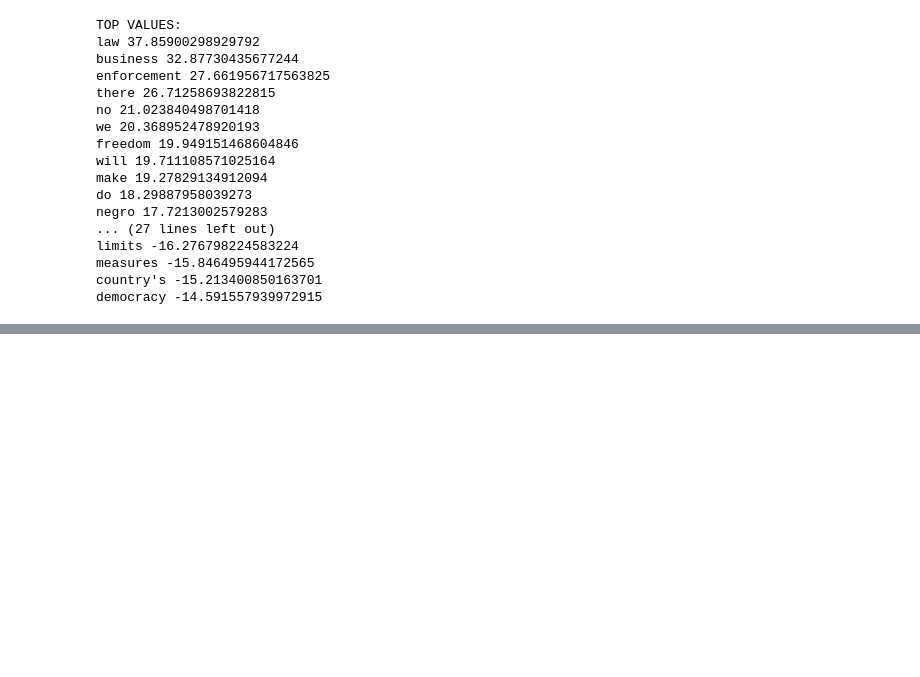
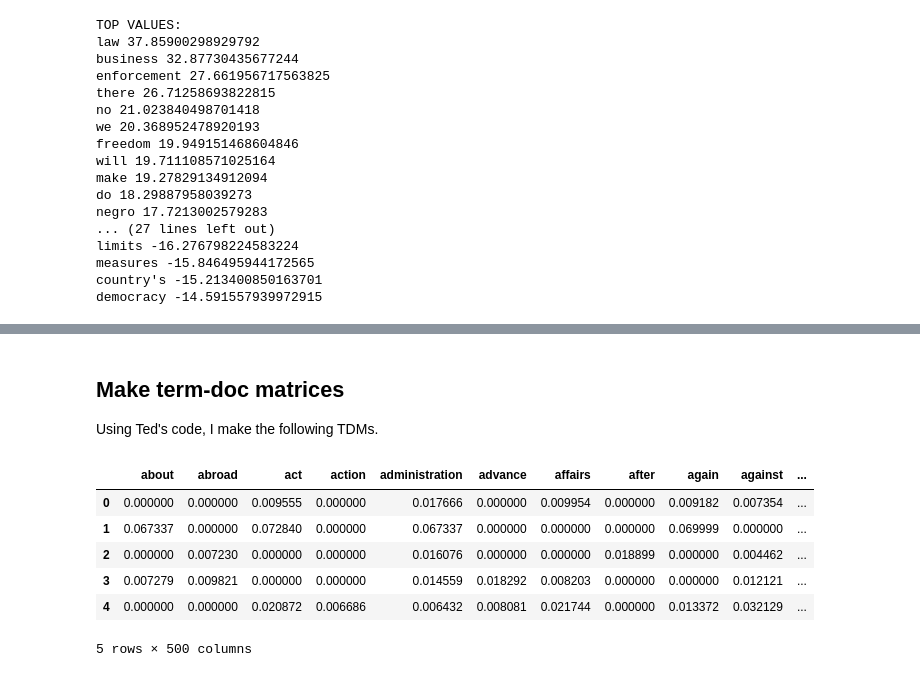
Before and after one commit to historybman/EADA, a Jupyter notebook: Inaugural_Address_Analysis.ipynb, the cells around one changed output, grey strips where cells are left out. Cells and saved outputs as stored; diff of their text form; code cells hidden in the pictures; blank space fills up the shorter version.

```diff
--- a/Inaugural_Address_Analysis.ipynb
+++ b/Inaugural_Address_Analysis.ipynb
@@ -234,0 +273,3 @@ democracy -14.591557939972915
+# %% [markdown]
+## Make term-doc matrices
+Using Ted's code, I make the following TDMs.
@@ -234,0 +304,11 @@ democracy -14.591557939972915
+# %%
+legible_tfidf = pd.DataFrame(selected_tfidf, columns=countvec.get_feature_names())
+legible_tfidf.head()
+# %% [output]
+|  | about | abroad | act | action | administration | advance | affairs | after | again | against | ... |
+| 0 | 0.000000 | 0.000000 | 0.009555 | 0.000000 | 0.017666 | 0.000000 | 0.009954 | 0.000000 | 0.009182 | 0.007354 | ... |
+| 1 | 0.067337 | 0.000000 | 0.072840 | 0.000000 | 0.067337 | 0.000000 | 0.000000 | 0.000000 | 0.069999 | 0.000000 | ... |
+| 2 | 0.000000 | 0.007230 | 0.000000 | 0.000000 | 0.016076 | 0.000000 | 0.000000 | 0.018899 | 0.000000 | 0.004462 | ... |
+| 3 | 0.007279 | 0.009821 | 0.000000 | 0.000000 | 0.014559 | 0.018292 | 0.008203 | 0.000000 | 0.000000 | 0.012121 | ... |
+| 4 | 0.000000 | 0.000000 | 0.020872 | 0.006686 | 0.006432 | 0.008081 | 0.021744 | 0.000000 | 0.013372 | 0.032129 | ... |
+5 rows × 500 columns
```
Also changed, not shown: parts of 5 cells of this notebook.
